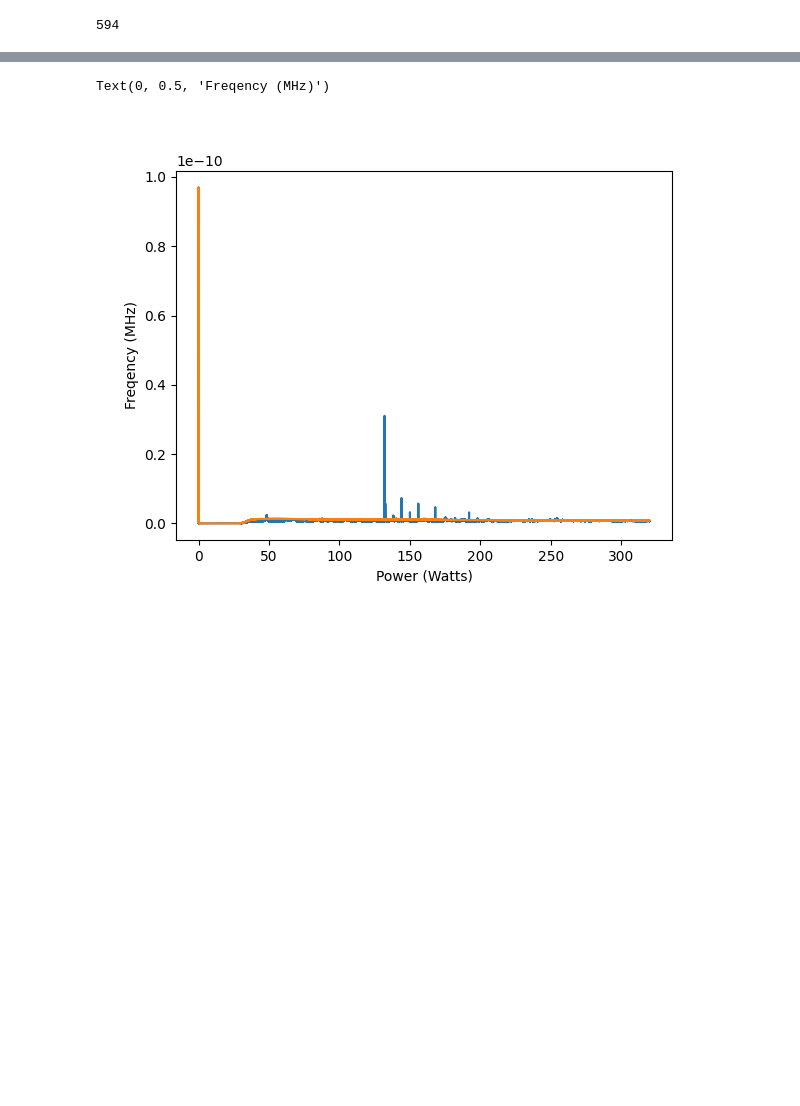
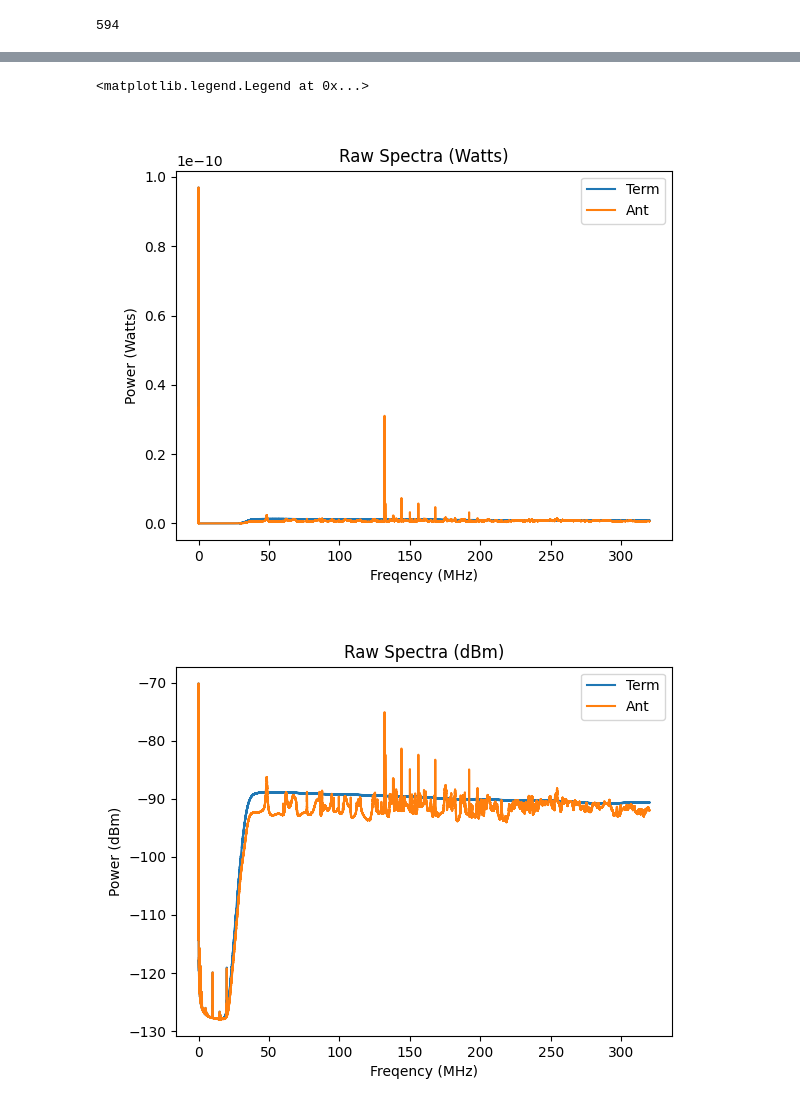
Before and after one commit to josephmlev/darkRadio, a Jupyter notebook: daqAnalysisAndExperiments/teledyne/adq3_data_transfer_gpu_nvidia_pyadq/runAnalysis_3.24.23.ipynb, the cells around one changed output, grey strips where cells are left out. Drawn from its saved outputs; the diff is of its cells as text; code cells hidden in the pictures; blank space fills up the shorter version.

```diff
--- a/daqAnalysisAndExperiments/teledyne/adq3_data_transfer_gpu_nvidia_pyadq/runAnalysis_3.24.23.ipynb
+++ b/daqAnalysisAndExperiments/teledyne/adq3_data_transfer_gpu_nvidia_pyadq/runAnalysis_3.24.23.ipynb
@@ -192,15 +207,0 @@ f.close()
-# %%
-avgAntSpec  = np.load(dataDir+'avgAntSpec_W_296Avgs_3_23_23.npy', allow_pickle=True)
-avgTermSpec = np.load(dataDir+'avgTermSpec_W_296Avgs_3_23_23.npy', allow_pickle=True)
-
-freqs       = np.linspace(0, 320, 2**23)
-
-plt.close('all')
-plt.figure()
-plt.plot(freqs, avgAntSpec[1:], label = 'Ant')
-plt.plot(freqs, avgTermSpec[1:], label = 'Term')
-plt.xlabel('Power (Watts)')
-plt.ylabel('Freqency (MHz)')
-# %% [output]
-Text(0, 0.5, 'Freqency (MHz)')
-[figure, removed]
@@ -229,0 +208,41 @@ np.save('/drBiggerBoy/moreTesting_3_23_23/termRollingMadLim_W_296Avgs_3_23_23',
+# %%
+#load files generated in previous cell
+
+avgAntSpec          = np.load(dataDir+'avgAntSpec_W_296Avgs_3_23_23.npy', allow_pickle=True)
+avgTermSpec         = np.load(dataDir+'avgTermSpec_W_296Avgs_3_23_23.npy', allow_pickle=True)
+filtAntSpec         = np.load(dataDir+f'analysisSpecs/antFilt_W_296Avgs_nSigma{nSigma}_order{order}_fc{fc_numBins}_3_23_23.npy',
+    allow_pickle=True
+)
+filtTermSpec        = np.load(dataDir+f'analysisSpecs/termFilt_W_296Avgs_nSigma{nSigma}_order{order}_fc{fc_numBins}_3_23_23.npy',
+    allow_pickle=True
+)
+termRollingMadLim   = np.load(dataDir+f'analysisSpecs/termRollingMadLim_W_296Avgs_nSigma{nSigma}_order{order}_fc{fc_numBins}_3_23_23.npy',
+    allow_pickle=True
+)
+antRollingMadLim   = np.load(dataDir+f'analysisSpecs/antRollingMadLim_W_296Avgs_nSigma{nSigma}_order{order}_fc{fc_numBins}_3_23_23.npy',
+    allow_pickle=True
+)
+
+#plot raw spectra
+freqs       = np.linspace(0, 320, 2**23)
+
+plt.close('all')
+
+plt.title('Raw Spectra (Watts)')
+plt.plot(freqs, avgTermSpec[1:], label = 'Term')
+plt.plot(freqs, avgAntSpec[1:], label = 'Ant')
+plt.ylabel('Power (Watts)')
+plt.xlabel('Freqency (MHz)')
+plt.legend(loc = 'upper right')
+
+plt.figure()
+plt.title('Raw Spectra (dBm)')
+plt.plot(freqs, 10*np.log10(avgTermSpec[1:]*1000), label = 'Term')
+plt.plot(freqs, 10*np.log10(avgAntSpec[1:]*1000), label = 'Ant')
+plt.ylabel('Power (dBm)')
+plt.xlabel('Freqency (MHz)')
+plt.legend(loc = 'upper right')
+# %% [output]
+<matplotlib.legend.Legend at 0x...>
+[figure, added]
+[figure, added]
```
Also changed, not shown: parts of 8 cells of this notebook, 17 other files.
